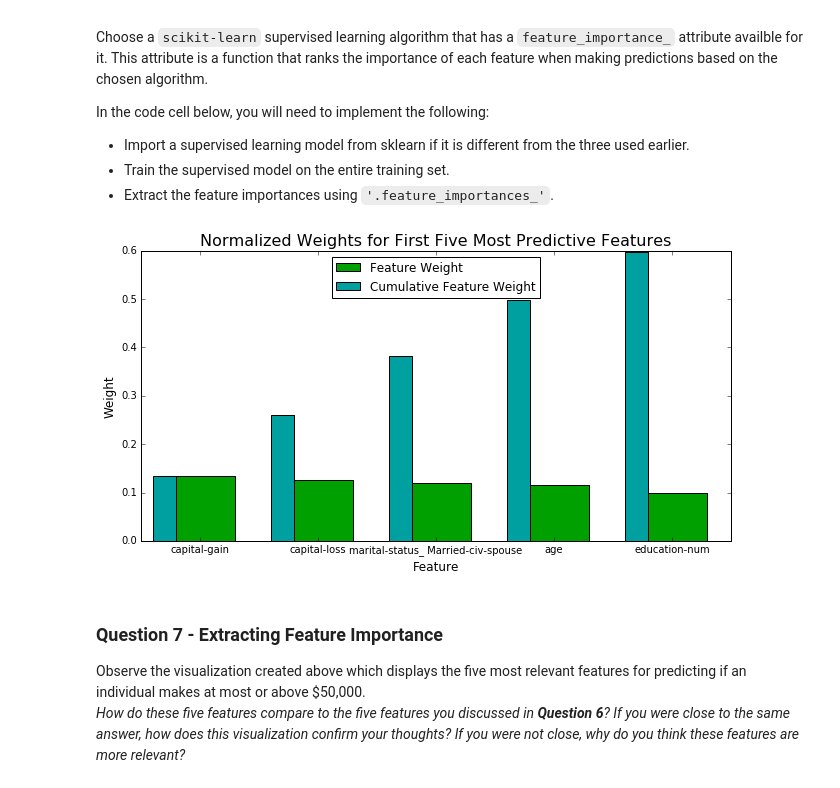
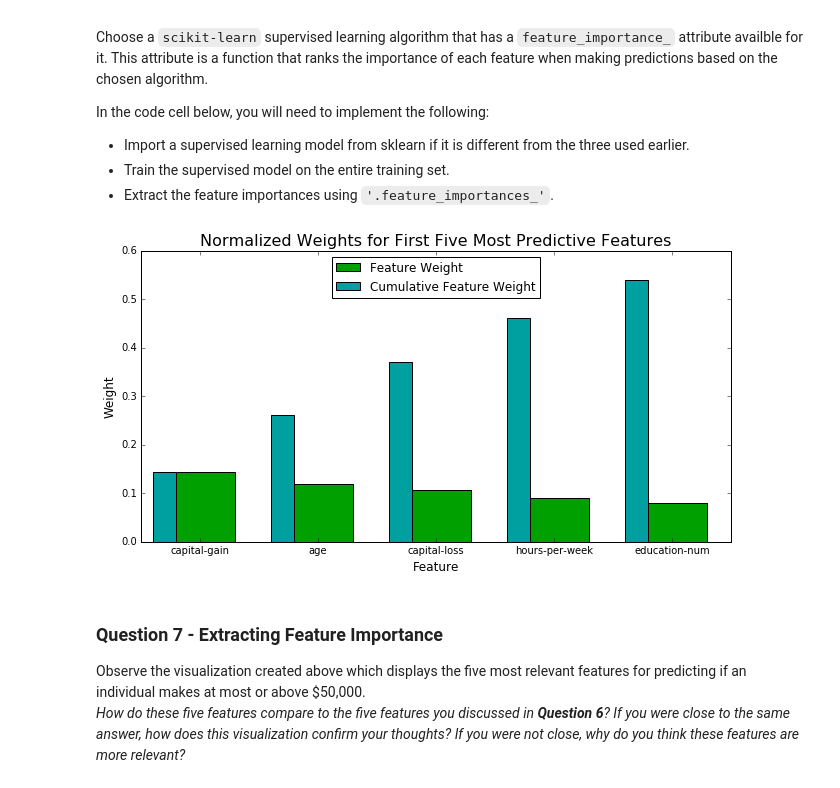
Before and after one commit to ElefHead/udacity-mlnd-finding-donors, a Jupyter notebook: finding_donors.ipynb, the cells around one changed output. Saved outputs shown, nothing was run; the diff lists cells and outputs as text; code cells hidden in the pictures.

```diff
--- a/finding_donors.ipynb
+++ b/finding_donors.ipynb
@@ -505,16 +516,16 @@ In the code cell below, you will need to implement the following:
 # %%
 # TODO: Import a supervised learning model that has 'feature_importances_'
 
 # TODO: Train the supervised model on the training set
-model = GradientBoostingClassifier(random_state=0).fit(X_train,y_train)
+model = best_clf.fit(X_train,y_train)
 
 # TODO: Extract the feature importances
 importances = model.feature_importances_
 
 # Plot
 vs.feature_plot(importances, X_train, y_train)
 # %% [output]
-[figure, old version]
+[figure, new version]
 # %% [markdown]
 ### Question 7 - Extracting Feature Importance
 
```
Also changed, not shown: parts of 6 cells of this notebook, 1 other file.
